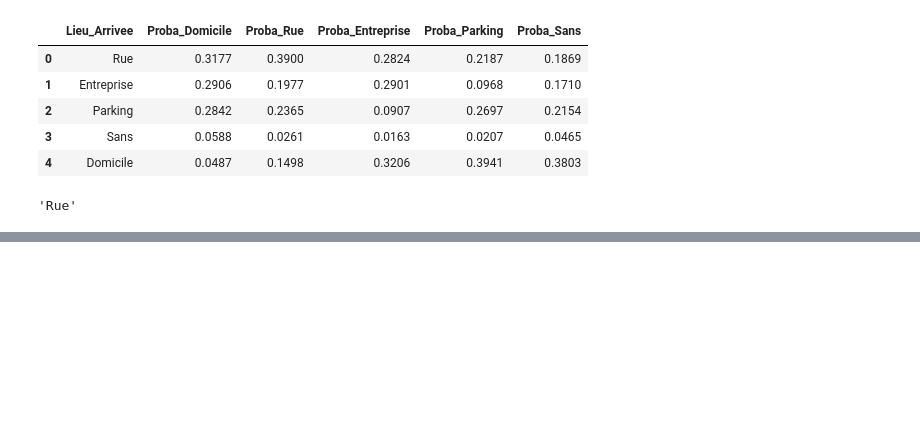
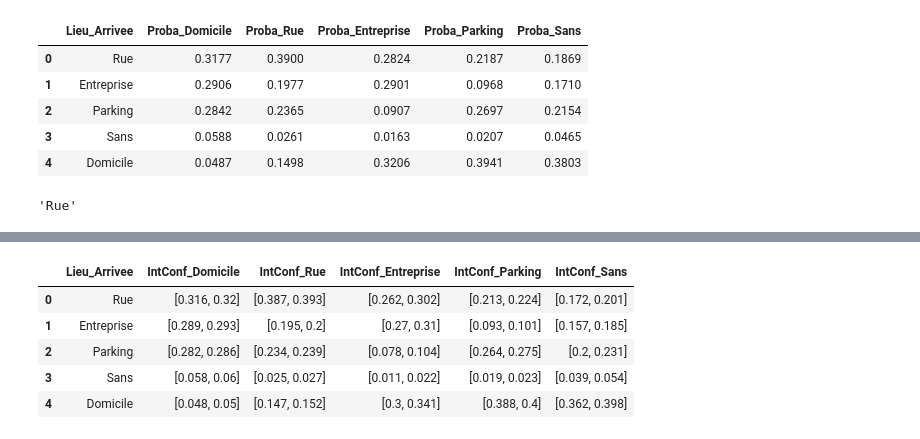
Before and after one commit to kilianguillon/Projet_statapp, a Jupyter notebook: script_main.ipynb, the cells around one changed output, grey strips where cells are left out. Cells and saved outputs as stored; diff of their text form; code cells hidden in the pictures; blank space fills up the shorter version.

```diff
--- a/script_main.ipynb
+++ b/script_main.ipynb
@@ -620,0 +639,31 @@ EMP
+# %%
+def ecart_plage(plage):
+    Lieux = ["Domicile", "Rue", "Entreprise", "Parking", "Sans"]
+    results = None
+    for Lieu in Lieux:
+        data = EMP[(EMP["Plage_horraire"] == plage) & (EMP["Lieu_Depart"] == Lieu)]
+        n_lieu = data.shape[0]
+        results_temp = count_occ_pond(data, 'Lieu_Arrivee', 'POND_JOUR').iloc[:, [0, 2]]
+        results_temp["Proportion"] = results_temp["Proportion"] / 100
+        results_temp.rename(columns={'Proportion': 'IntConf' + '_' + Lieu}, inplace=True)
+        # Calcul de l'intervalle de confiance à l'aide de la formule pour une proportion
+        se = np.sqrt(results_temp['IntConf' + '_' + Lieu] * (1 - results_temp['IntConf' + '_' + Lieu]) / n_lieu**1.5)
+        z = 1.96  # Valeur critique pour un intervalle de confiance de 95%
+        lower_bound = round(results_temp['IntConf' + '_' + Lieu] - z * se,3)
+        upper_bound = round(results_temp['IntConf' + '_' + Lieu] + z * se,3)
+        results_temp['IntConf' + '_' + Lieu] = '[' + lower_bound.astype(str) + ', ' + upper_bound.astype(str) + ']'
+        if results is None:
+            results = results_temp
+        else:
+            results = pd.merge(results, results_temp, on='Lieu_Arrivee')
+    return results
+
+# Appel de la fonction avec la plage "00-11h"
+ecart_plage("00-11h")
+# %% [output]
+|  | Lieu_Arrivee | IntConf_Domicile | IntConf_Rue | IntConf_Entreprise | IntConf_Parking | IntConf_Sans |
+| 0 | Rue | [0.316, 0.32] | [0.387, 0.393] | [0.262, 0.302] | [0.213, 0.224] | [0.172, 0.201] |
+| 1 | Entreprise | [0.289, 0.293] | [0.195, 0.2] | [0.27, 0.31] | [0.093, 0.101] | [0.157, 0.185] |
+| 2 | Parking | [0.282, 0.286] | [0.234, 0.239] | [0.078, 0.104] | [0.264, 0.275] | [0.2, 0.231] |
+| 3 | Sans | [0.058, 0.06] | [0.025, 0.027] | [0.011, 0.022] | [0.019, 0.023] | [0.039, 0.054] |
+| 4 | Domicile | [0.048, 0.05] | [0.147, 0.152] | [0.3, 0.341] | [0.388, 0.4] | [0.362, 0.398] |
```
Also changed, not shown: parts of 2 cells of this notebook.
